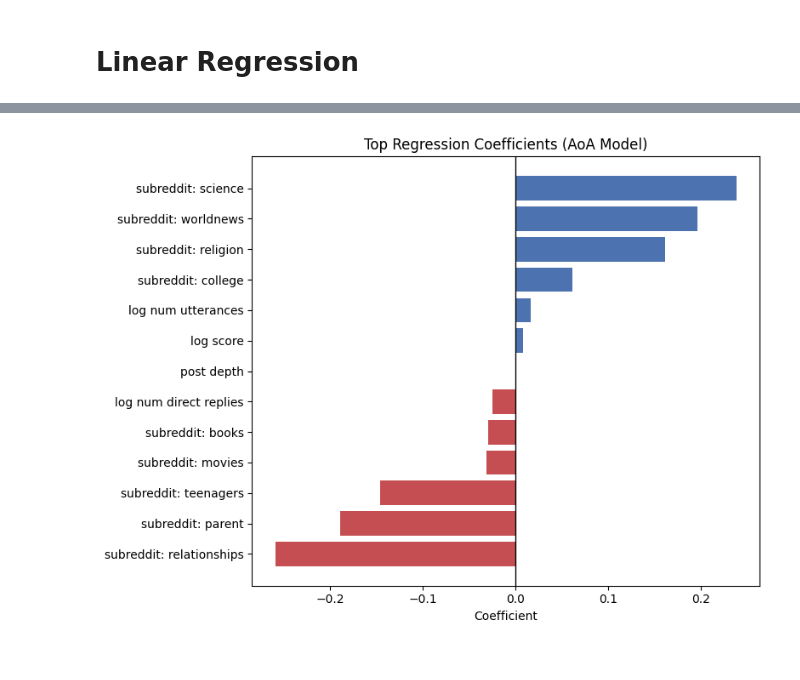
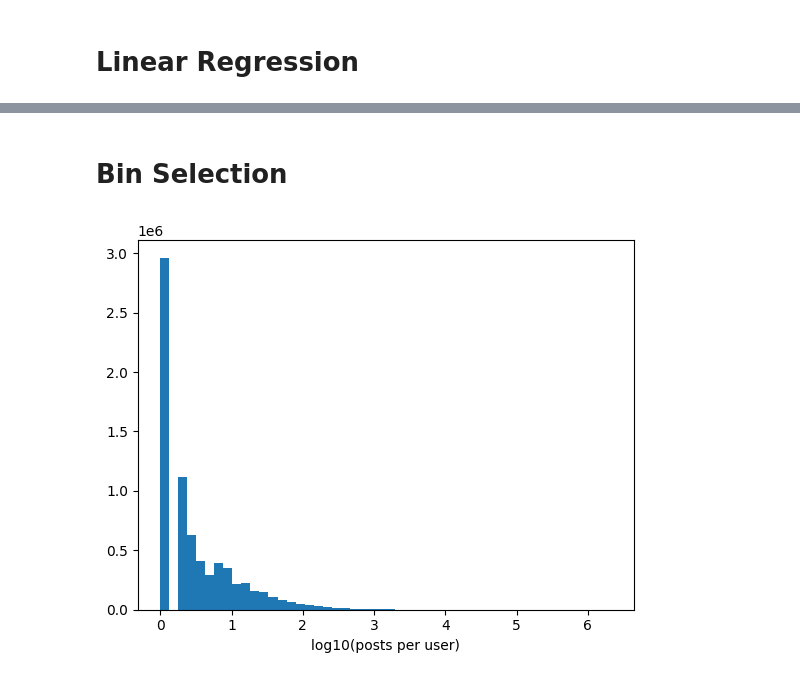
Before and after one commit to nickvick04/ORFE-Thesis, a Jupyter notebook: src/notebook.ipynb, the cells around one changed output, grey strips where cells are left out. Drawn from its saved outputs; the diff is of its cells as text; code cells hidden in the pictures.

```diff
--- a/src/notebook.ipynb
+++ b/src/notebook.ipynb
@@ -195,29 +433,12 @@ Top 20 coefficients by absolute value:
-# %%
-import matplotlib.pyplot as plt
-import pandas as pd
-
-# coef_df already exists from your notebook: columns = feature, coefficient
-plot_df = coef_df.copy()
-
-# clean feature labels
-plot_df["label"] = (
-    plot_df["feature"]
-    .str.replace("cat__subreddit_", "subreddit: ", regex=False)
-    .str.replace("num__", "", regex=False)
-    .str.replace("_", " ", regex=False)
-)
-
-top = plot_df.iloc[:20].copy()
-top = top.sort_values("coefficient")  # nice horizontal ordering
-
-fig, ax = plt.subplots(figsize=(8, 6))
-colors = ["#c44e52" if v < 0 else "#4c72b0" for v in top["coefficient"]]
-ax.barh(top["label"], top["coefficient"], color=colors)
-ax.axvline(0, color="black", lw=1)
-ax.set_title("Top Regression Coefficients (AoA Model)")
-ax.set_xlabel("Coefficient")
-ax.set_ylabel("")
-plt.tight_layout()
-plt.show()
-# %% [output]
-[figure, removed]
+# %% [markdown]
+# Bin Selection
+# %%
+import numpy as np
+import matplotlib.pyplot as plt
+
+log_freq = np.log10(df["num_utterances_by_speaker"].clip(lower=1))
+plt.hist(log_freq, bins=50)
+plt.xlabel("log10(posts per user)")
+plt.show()
+# %% [output]
+[figure, added]
```
Also changed, not shown: parts of 11 cells of this notebook.
